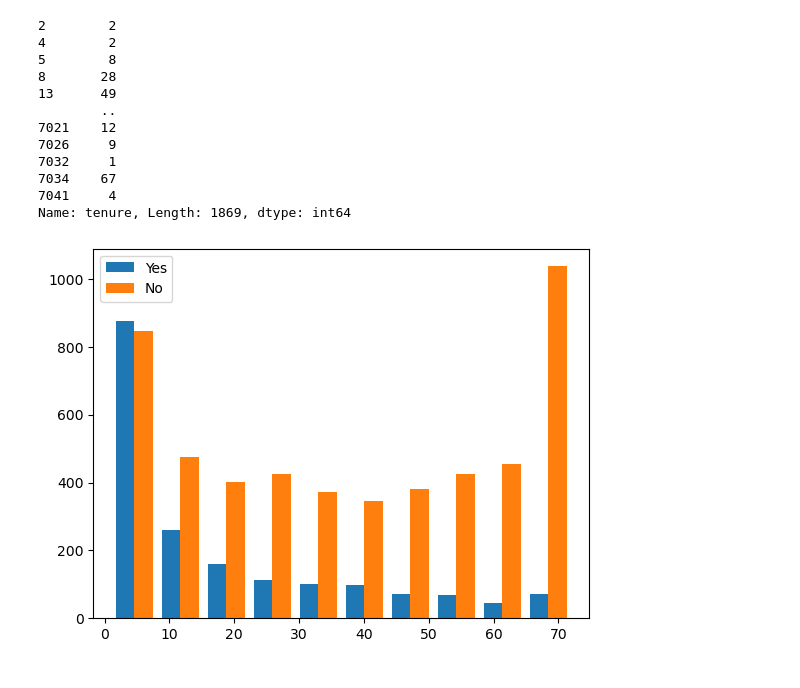
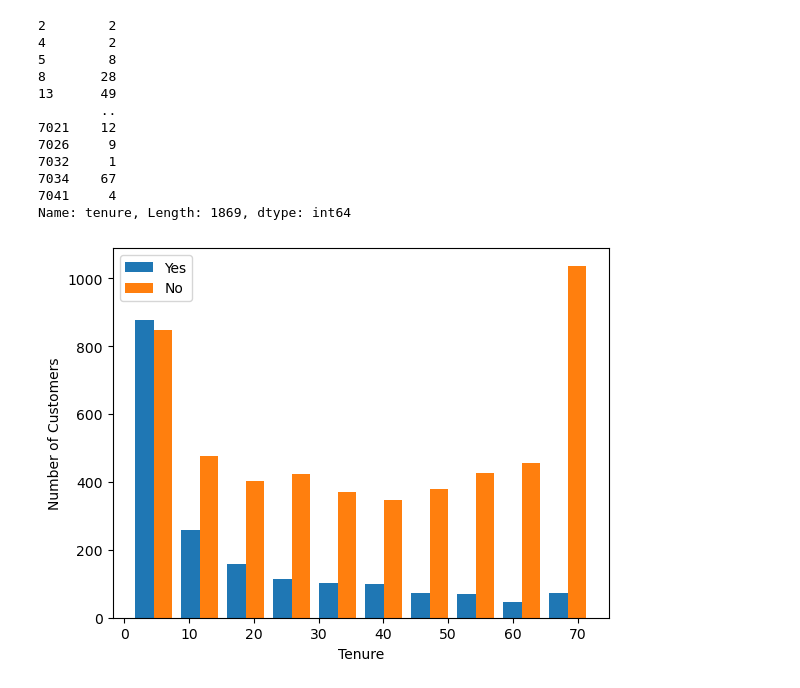
Before and after one commit to SaiPh3r/Customer-churn-prediction-using-ANN, a Jupyter notebook: Untitled.ipynb, the cells around one changed output. Saved outputs shown, nothing was run; the diff lists cells and outputs as text; code cells hidden in the pictures.

```diff
--- a/Untitled.ipynb
+++ b/Untitled.ipynb
@@ -185,10 +185,11 @@ Name: tenure, Length: 1869, dtype: int64
 # %%
 plt.hist(
     [tenure_churn_yes, tenure_churn_no],
     label=["Yes", "No"],
 )
-
+plt.xlabel("Tenure")
+plt.ylabel("Number of Customers")
 plt.legend()
 plt.show()
 # %% [output]
-[figure, old version]
+[figure, new version]
```
Also changed, not shown: parts of 16 cells of this notebook.
